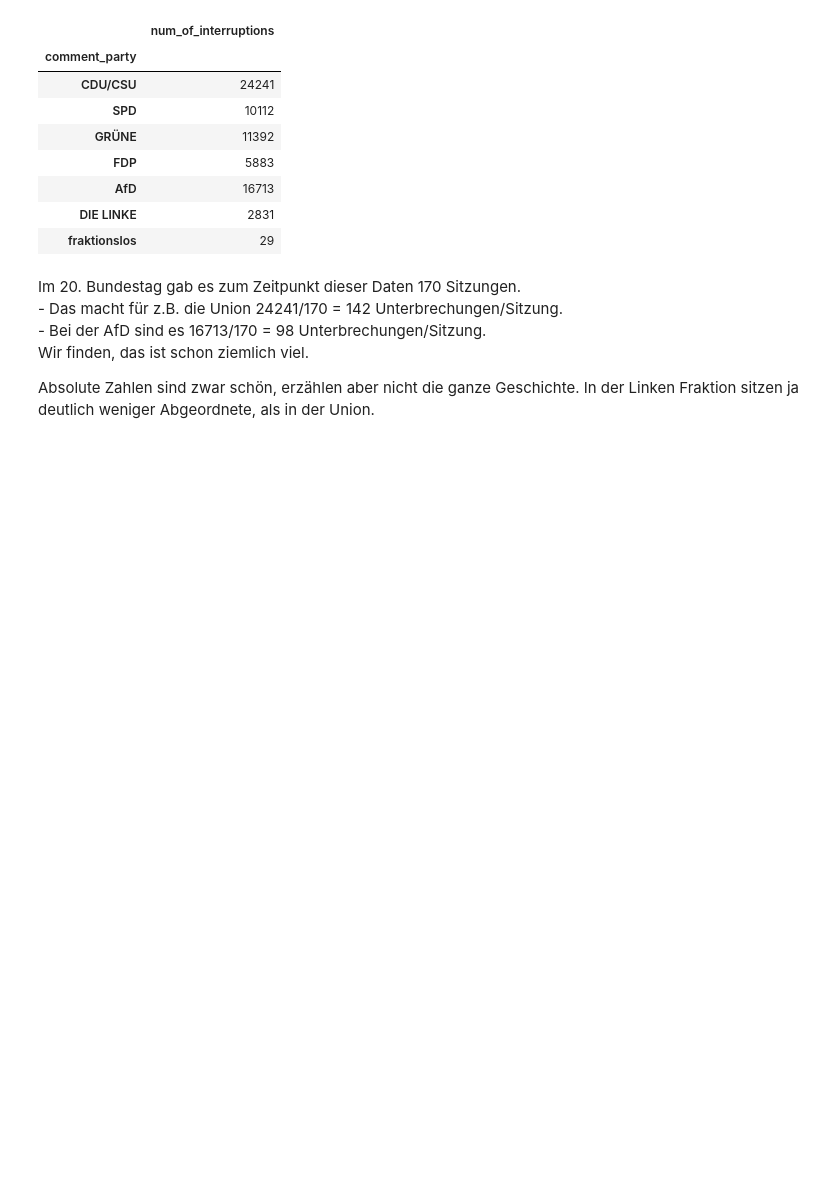
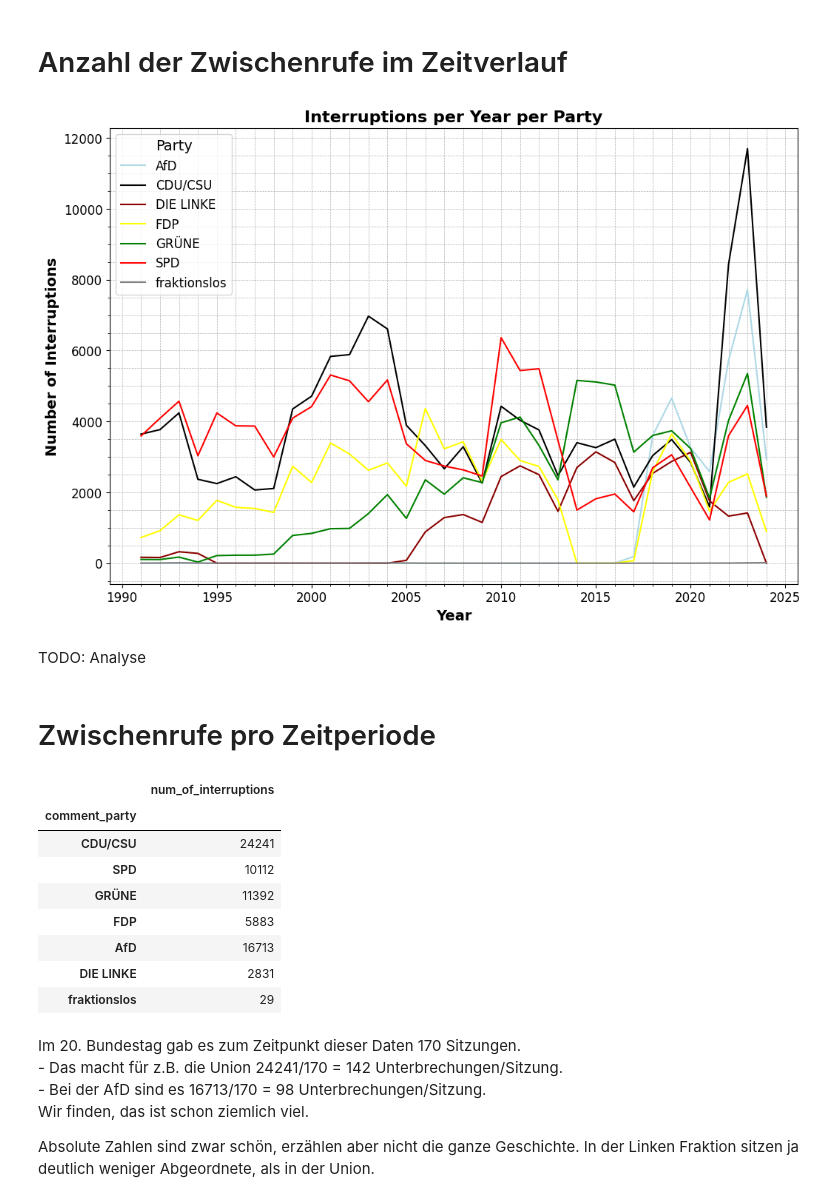
Before and after one commit to stellamoR/bundestag_zwischenrufe, a Jupyter notebook: 04_statistical_analysis.ipynb, the cells around one changed output. Drawn from its saved outputs; the diff is of its cells as text; code cells hidden in the pictures; blank space fills up the shorter version.

Commit message:
statistische Analyse fast fertig

```diff
--- a/04_statistical_analysis.ipynb
+++ b/04_statistical_analysis.ipynb
@@ -82,2 +37,43 @@ df_comments = pd.read_csv('./data/comments.csv')
+# %% [markdown]
+# Anzahl der Zwischenrufe im Zeitverlauf
+# %%
+df_interruptions['date'] = pd.to_datetime(df_interruptions['date'])
+
+df_interruptions['year'] = df_interruptions['date'].dt.year
+
+interruptions_per_year = df_interruptions.groupby(['year', 'comment_party']).size().unstack(fill_value=0)
+
+plt.figure(figsize=(12, 8))
+
+party_colors = {
+    'CDU/CSU': 'black',
+    'AfD': 'lightblue',
+    'DIE LINKE': 'darkred',
+    'SPD': 'red',
+    'GRÜNE': 'green',
+    'FDP': 'yellow',
+    'fraktionslos': 'grey'
+}
+
+for party in interruptions_per_year.columns:
+    color = party_colors.get(party, 'black')
+    sns.lineplot(data=interruptions_per_year, x=interruptions_per_year.index, y=party, label=party, color= color )
+
+plt.xlabel('Year', fontsize=14, weight='bold')
+plt.ylabel('Number of Interruptions', fontsize=14, weight='bold')
+plt.title('Interruptions per Year per Party', fontsize=16, weight='bold')
+plt.legend(title='Party', fontsize=12, title_fontsize=14)
+plt.grid(True, which='both', linestyle='--', linewidth=0.5)
+plt.minorticks_on()
+plt.tick_params(axis='both', which='major', labelsize=12)
+plt.tick_params(axis='both', which='minor', labelsize=10)
+
+plt.show()
+# %% [output]
+[figure, added]
+# %% [markdown]
+TODO: Analyse
+# %% [markdown]
+# Zwischenrufe pro Zeitperiode
 # %%
 def get_interruption_count_for_timespan(start_date, end_date):
```
Also changed, not shown: parts of 95 cells of this notebook, 2 other files.
